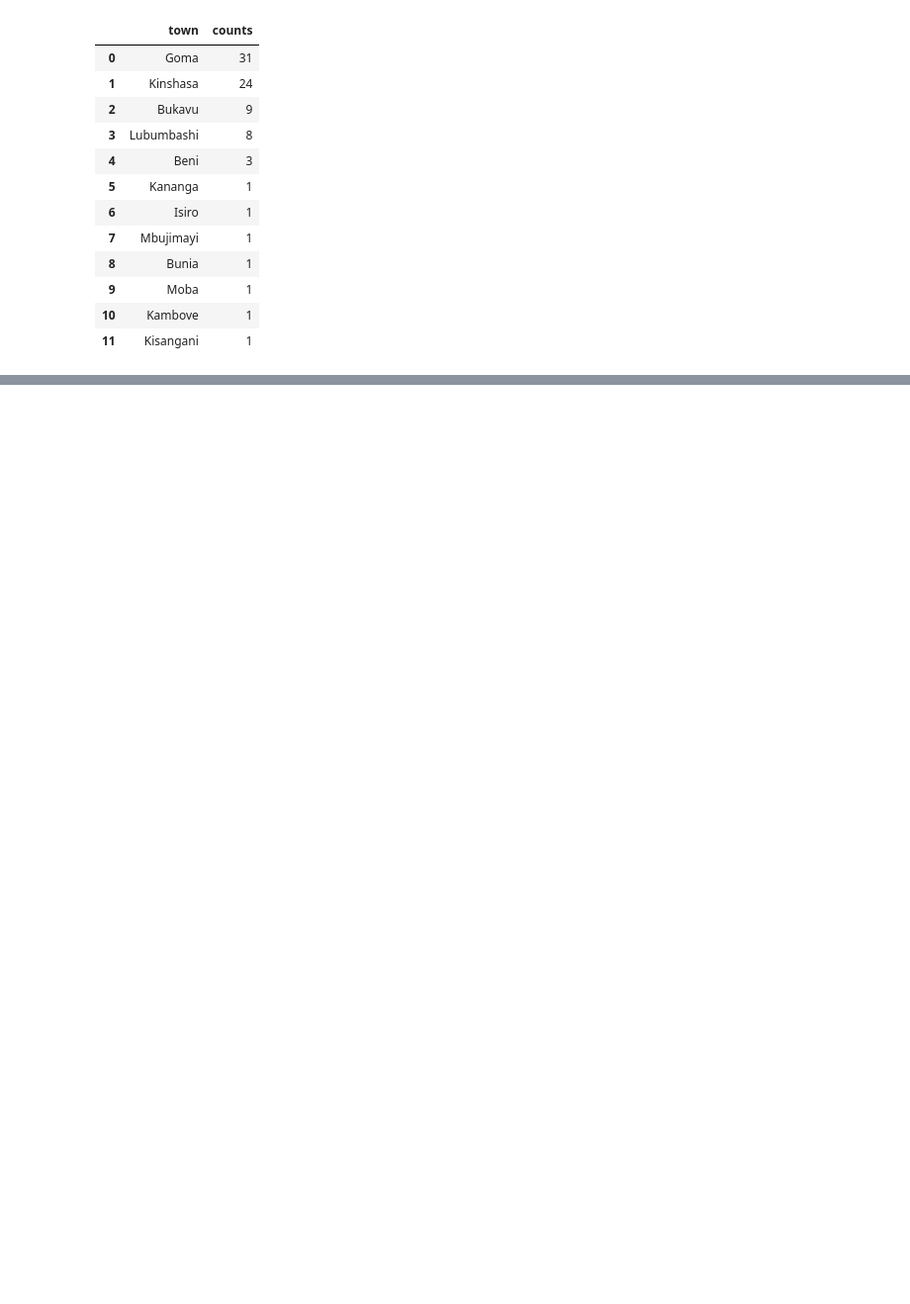
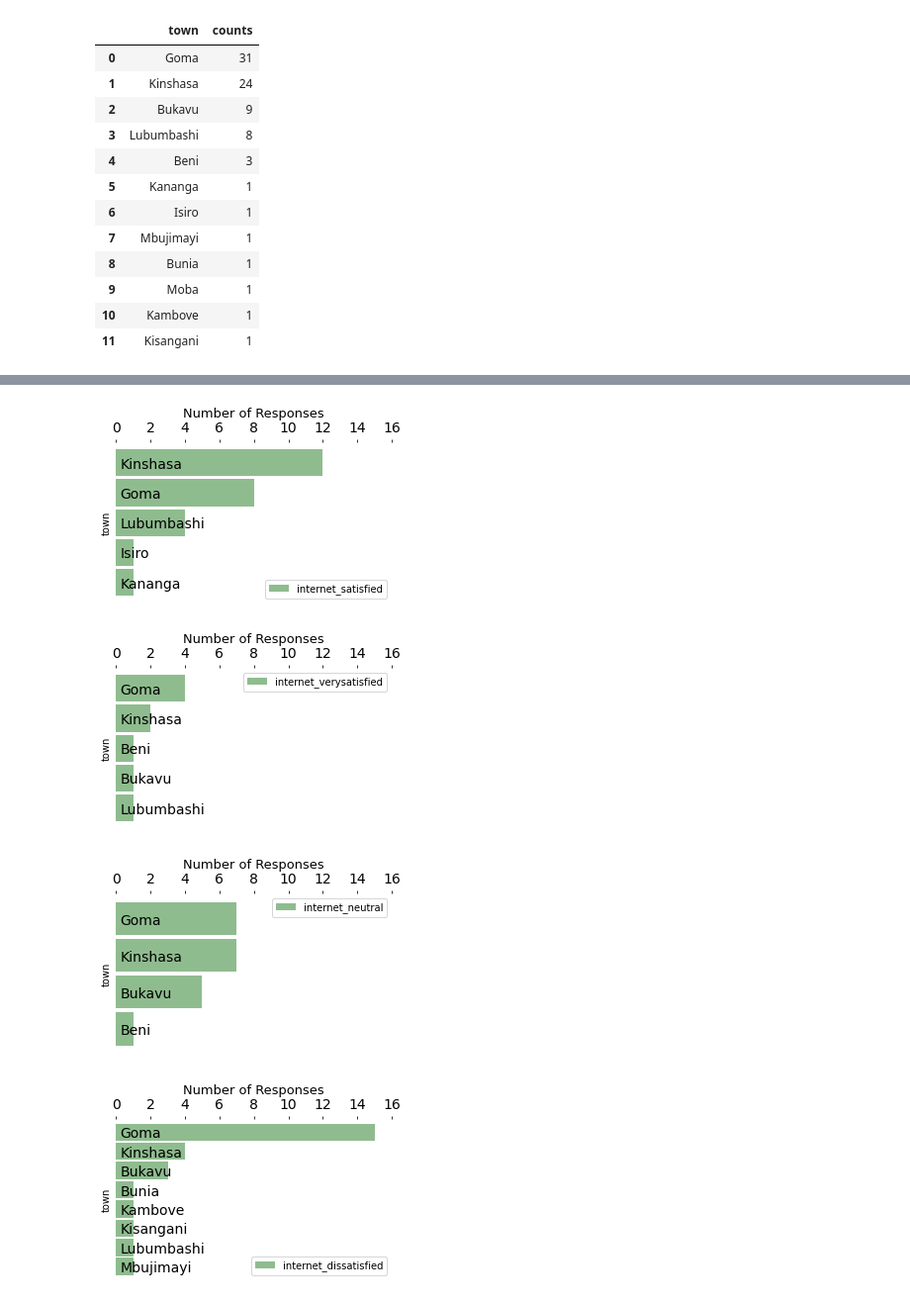
Before and after one commit to monsieurpapa/DRCInternet, a Jupyter notebook: survey_analysis.ipynb, the cells around one changed output, grey strips where cells are left out. Shown at 99% size. Drawn from its saved outputs; the diff is of its cells as text; code cells hidden in the pictures; blank space fills up the shorter version.

Commit message:
comparison table of users internet satisfaction and concern of Internet speed awareness

```diff
--- a/survey_analysis.ipynb
+++ b/survey_analysis.ipynb
@@ -126,3 +126,15 @@ print (""" Participants per occupation: '\n'
 '
         - others : 0 or 0.0% '
 '
+# %%
+#Number of Response by town
+df1 = df.set_index('town')
+print("\nNumber of towns that responded: {}".format(len(df1.index.unique()) - 1))
+count = {}
+for i in df1.index.unique().tolist():
+    name = str(i)
+    length = len(df1.loc[name])
+    if length >150:
+        length =1
+    count.update({name:length })
+count
@@ -210 +246,27 @@ for df in list_satisfied:
+# %%
+list_satisfied = [satisfied,internet_verysatisfied,internet_neutral, internet_dissatisfied]
+for a_df in list_satisfied:
+
+    a_df = a_df.iloc[::-1] ##Reversing the index to have the higher values on top
+
+
+    ax = a_df.plot(kind='barh', width=.9, figsize=(5,3), color='darkseagreen')
+
+    for spine in ax.spines:
+        ax.spines[spine].set_visible(False)
+    ax.tick_params(axis = 'both', which = 'major', labelsize = 14)
+    ax.yaxis.tick_right()
+    ax.tick_params(axis="y", which='major', length=0)
+    ax.tick_params(axis="y",direction="in", pad=-275)
+    ax.xaxis.tick_top()
+    ax.xaxis.set_label_position('top')
+    ax.set_xlabel('Number of Responses', fontdict={'fontsize': 13})
+    ax.set_xticks([0,2,4,6,8,10,12,14,16])
+    #plt.savefig('figures/network_responses.pdf', bbox_inches = 'tight')
+    plt.show()
+# %% [output]
+[figure, added]
+[figure, added]
+[figure, added]
+[figure, added]
 # %%
```
Also changed, not shown: parts of 3 cells of this notebook.
